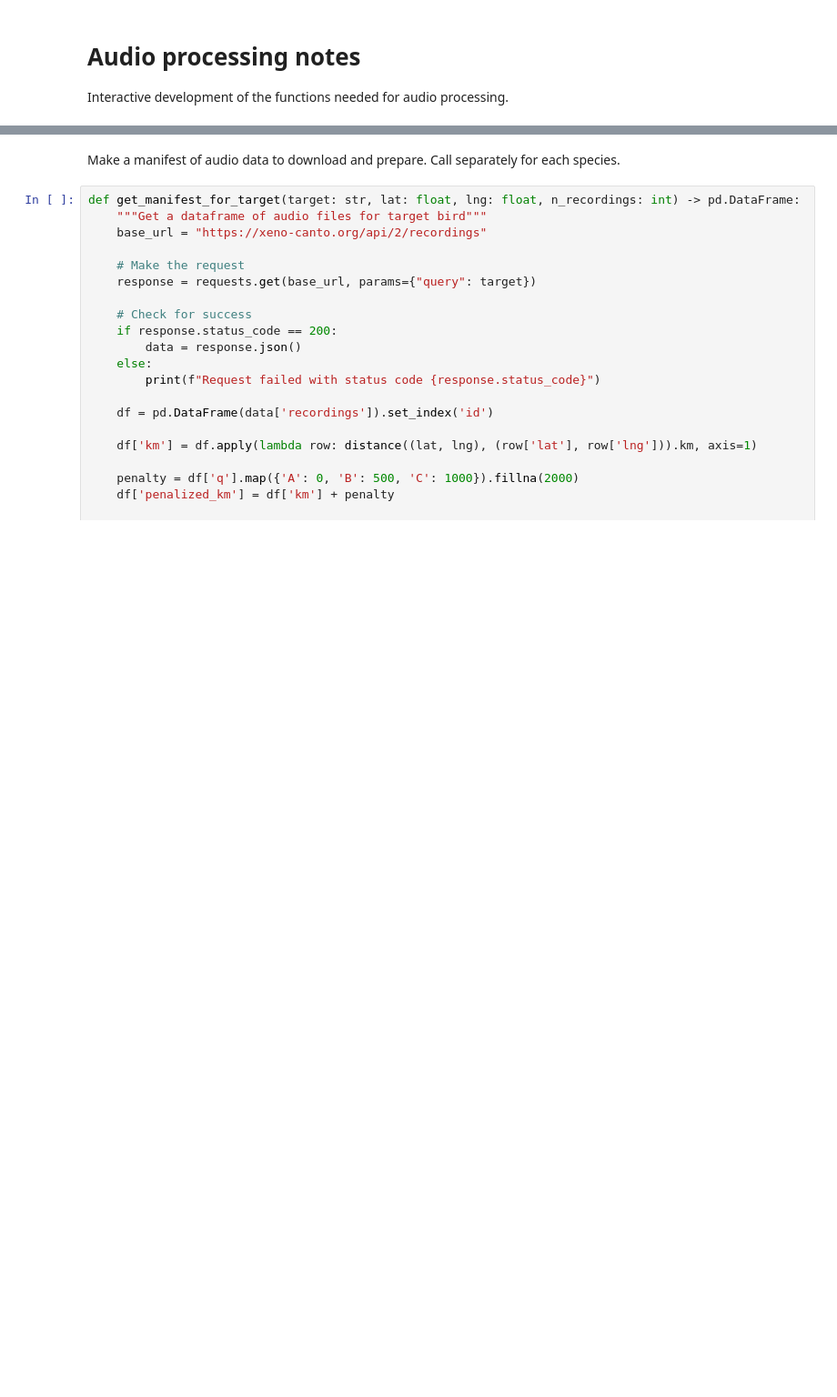
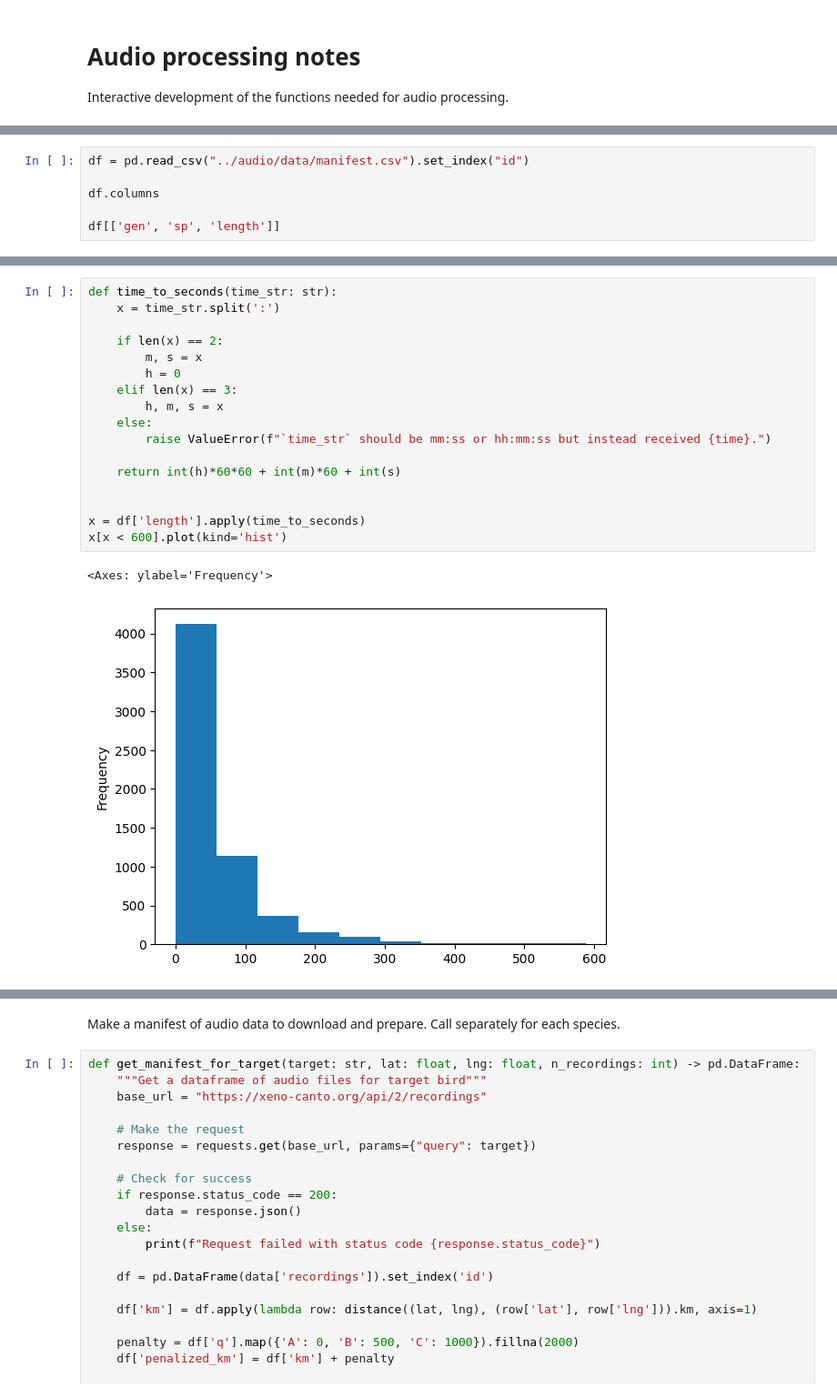
Before and after one commit to danielcfurr/phoebe, a Jupyter notebook: notebooks/audio_prep.ipynb, the cells around one changed output, grey strips where cells are left out. Shown at 91% size. Drawn from its saved outputs; the diff is of its cells as text; blank space fills up the shorter version.

```diff
--- a/notebooks/audio_prep.ipynb
+++ b/notebooks/audio_prep.ipynb
@@ -17,0 +58,6 @@ from datetime import datetime
+# %%
+df = pd.read_csv("../audio/data/manifest.csv").set_index("id")
+
+df.columns
+
+df[['gen', 'sp', 'length']]
@@ -17,0 +79,20 @@ from datetime import datetime
+# %%
+def time_to_seconds(time_str: str):
+    x = time_str.split(':')
+
+    if len(x) == 2:
+        m, s = x
+        h = 0
+    elif len(x) == 3:
+        h, m, s = x
+    else:
+        raise ValueError(f"`time_str` should be mm:ss or hh:mm:ss but instead received {time}.")
+
+    return int(h)*60*60 + int(m)*60 + int(s)
+
+
+x = df['length'].apply(time_to_seconds)
+x[x < 600].plot(kind='hist')
+# %% [output]
+<Axes: ylabel='Frequency'>
+[figure, added]
```
Also changed, not shown: parts of 18 cells of this notebook, 6 other files.
